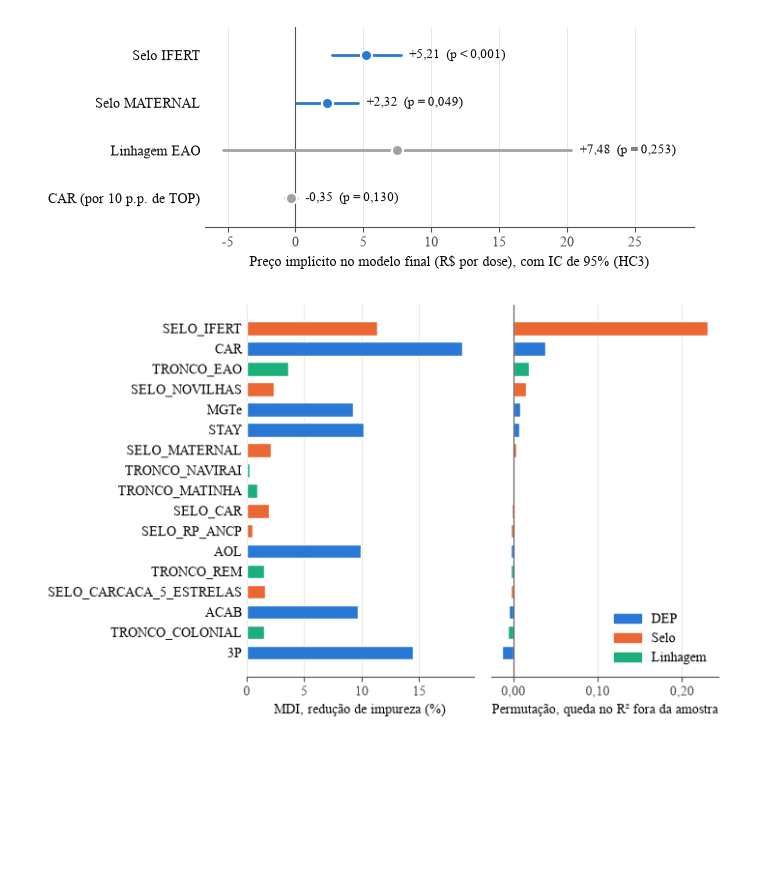
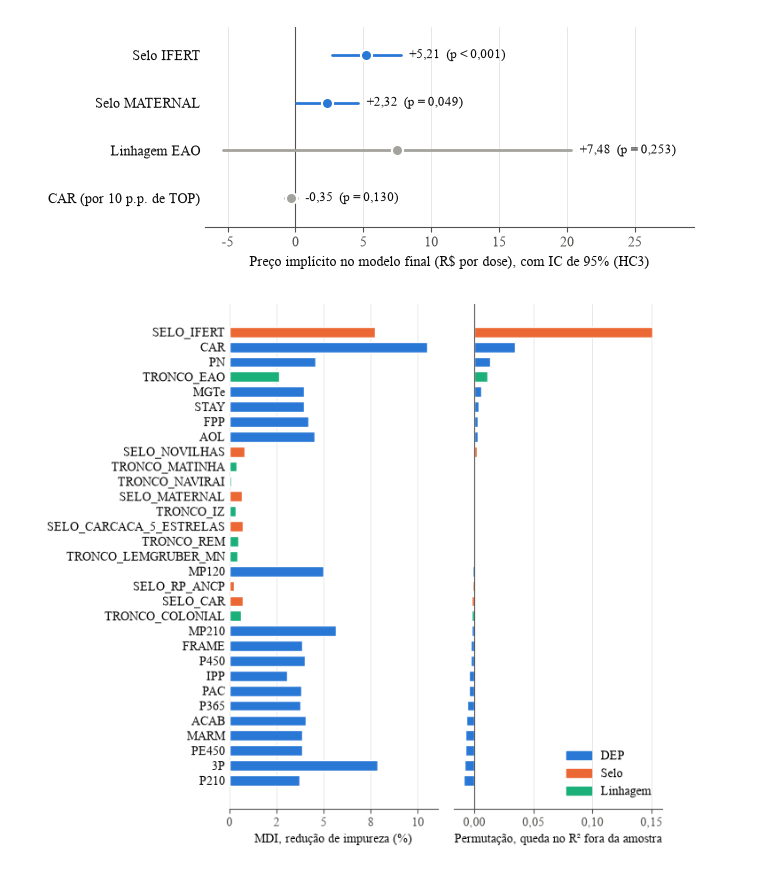
Before and after one commit to Sandro-IFTM/Rafael_Proj04, a Jupyter notebook: 13_multivariada_total.ipynb, the cells around one changed output. Drawn from its saved outputs; the diff is of its cells as text; code cells hidden in the pictures; blank space fills up the shorter version.

```diff
--- a/13_multivariada_total.ipynb
+++ b/13_multivariada_total.ipynb
@@ -68,12 +68,17 @@ def marca_tronco(r, padrao, campos=CAMPOS_PEDIGREE):
     # Busca por PALAVRA INTEIRA (\b) para evitar falsos positivos (ex.: 'MAT' dentro de 'DIPLOMATA')
     return 1 if any(re.search(padrao, str(r[c]).upper()) for c in campos) else 0
 
+# Revisão (out/2026): acrescentadas as linhagens Lemgruber/Mundo Novo (22 touros) e IZ (13), com os mesmos
+#   padrões dos cadernos 08, 09, 11 e 12. Elas faltavam neste caderno e ficavam fora do ranking global e da
+#   validação, embora o artigo descreva as 7 linhagens.
 troncos = {
     'TRONCO_EAO': lambda r: marca_tronco(r, r'\bEAO\b', CAMPOS_PEDIGREE + ['criador']),
     'TRONCO_REM': lambda r: marca_tronco(r, r'\bREM\b'),
     'TRONCO_NAVIRAI': lambda r: marca_tronco(r, r'NAVIRA[IÍ]'),
     'TRONCO_MATINHA': lambda r: marca_tronco(r, r'\bMAT\b|MATINHA'),
-    'TRONCO_COLONIAL': lambda r: marca_tronco(r, r'\bCOL\b|COLONIAL')
+    'TRONCO_COLONIAL': lambda r: marca_tronco(r, r'\bCOL\b|COLONIAL'),
+    'TRONCO_LEMGRUBER_MN': lambda r: marca_tronco(r, r'\bMN\b|MUNDO NOVO|LEMGRUBER'),
+    'TRONCO_IZ': lambda r: marca_tronco(r, r'\bIZ\b|SERTÃOZINHO'),
 }
 
 for nome, func in troncos.items():
@@ -92,8 +97,12 @@ BASE INTEGRADA PRONTA: N = 115 touros com DEPs, Selos e Linhagens
 # Revisão (out/2026): o ranking global usa todos os selos e linhagens construídos acima. A lista fixa anterior
 #   deixava de fora NOVILHAS, RP-ANCP, Matinha e Colonial e usava SELO_CARCACA, que juntava as três
 #   classes de carcaça.
+# Revisão (out/2026): as DEPs eram seis escolhidas sem critério documentado (CAR, MGTe, 3P, ACAB, AOL e STAY), diferentes
+#   das usadas no caderno 05. O ranking global passa a usar as 18 DEPs, como os cadernos 05, 10 e 11.
+DEPS_TODAS = ['MGTe_TOP', 'P210_TOP', 'P365_TOP', 'P450_TOP', 'FRAME_TOP', 'PAC_TOP', '3P_TOP', 'IPP_TOP', 'STAY_TOP',
+              'PE450_TOP', 'MP120_TOP', 'MP210_TOP', 'PN_TOP', 'FPP_TOP', 'AOL_TOP', 'ACAB_TOP', 'MARM_TOP', 'CAR_TOP']
 features_rf = (
-    ['CAR_TOP', 'MGTe_TOP', '3P_TOP', 'ACAB_TOP', 'AOL_TOP', 'STAY_TOP']
+    DEPS_TODAS
     + list(SELOS_MODELO.keys())
     + list(troncos.keys())
 )
@@ -729,32 +771,32 @@ AZUL, LARANJA, VERDE_AGUA = '#2a78d6', '#eb6834', '#1baf7a'
 CINZA, TINTA, TINTA_2 = '#a3a29c', '#0b0b0b', '#52514e'
 mpl.rcParams.update({
     'font.family': 'serif', 'font.serif': ['Times New Roman', 'DejaVu Serif'], 'font.size': 10,
     'axes.edgecolor': TINTA_2, 'axes.labelcolor': TINTA, 'xtick.color': TINTA_2, 'ytick.color': TINTA,
     'axes.spines.top': False, 'axes.spines.right': False, 'axes.grid': True, 'axes.grid.axis': 'x',
     'grid.color': '#e4e3df', 'axes.axisbelow': True, 'grid.linewidth': 0.6, 'savefig.dpi': 300, 'savefig.bbox': 'tight',
 })
 virgula = lambda casas: FuncFormatter(lambda v, _: f'{v:.{casas}f}'.replace('.', ','))
 os.makedirs('Figuras', exist_ok=True)
 
 ordem = imp_perm.sort_values().index
 dimensao = lambda v: 'DEP' if v.endswith('_TOP') else ('Selo' if v.startswith('SELO_') else 'Linhagem')
 cores = {'DEP': AZUL, 'Selo': LARANJA, 'Linhagem': VERDE_AGUA}
 cor_barras = [cores[dimensao(v)] for v in ordem]
 
-fig, (a1, a2) = plt.subplots(1, 2, figsize=(6.3, 5.0), sharey=True, gridspec_kw={'wspace': 0.08})
+fig, (a1, a2) = plt.subplots(1, 2, figsize=(6.3, 7.4), sharey=True, gridspec_kw={'wspace': 0.08})
 a1.barh(range(len(ordem)), imp_mdi[ordem], color=cor_barras, height=0.7, edgecolor='white', linewidth=1)
 a2.barh(range(len(ordem)), imp_perm[ordem], color=cor_barras, height=0.7, edgecolor='white', linewidth=1)
 a2.axvline(0, color=TINTA_2, linewidth=0.8)
 a1.set_yticks(range(len(ordem)), [v.replace('_TOP', '') for v in ordem])
 a1.set_xlabel('MDI, redução de impureza (%)')
 a2.set_xlabel('Permutação, queda no R² fora da amostra')
 a1.xaxis.set_major_formatter(virgula(0))
 a2.xaxis.set_major_formatter(virgula(2))
 for a in (a1, a2):
     a.tick_params(axis='y', length=0)
     a.spines['left'].set_visible(False)
 a2.legend(handles=[mpl.patches.Patch(color=c, label=k) for k, c in cores.items()], loc='lower right', frameon=False)
 fig.savefig('Figuras/fig_importancia_mdi_permutacao.png')
 plt.show()
 # %% [output]
-[figure, old version]
+[figure, new version]
```
Also changed, not shown: parts of 4 cells of this notebook, 6 other files.
